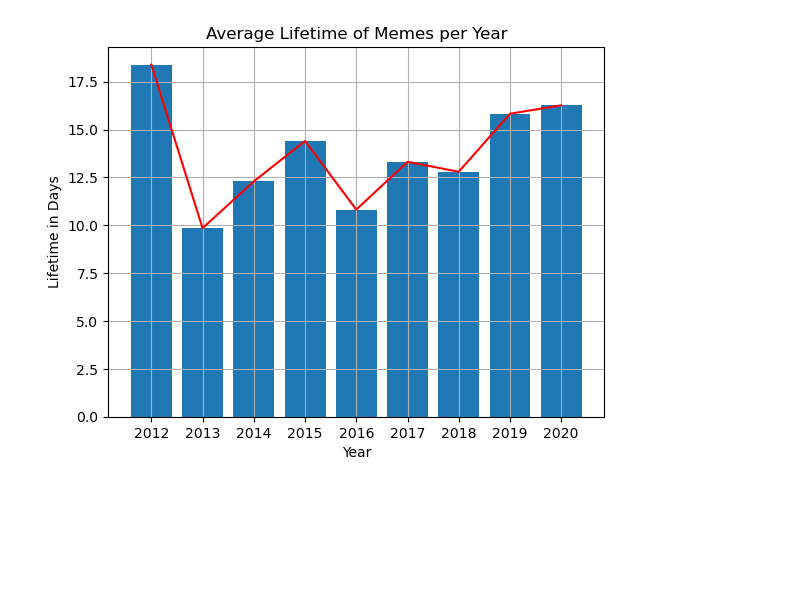
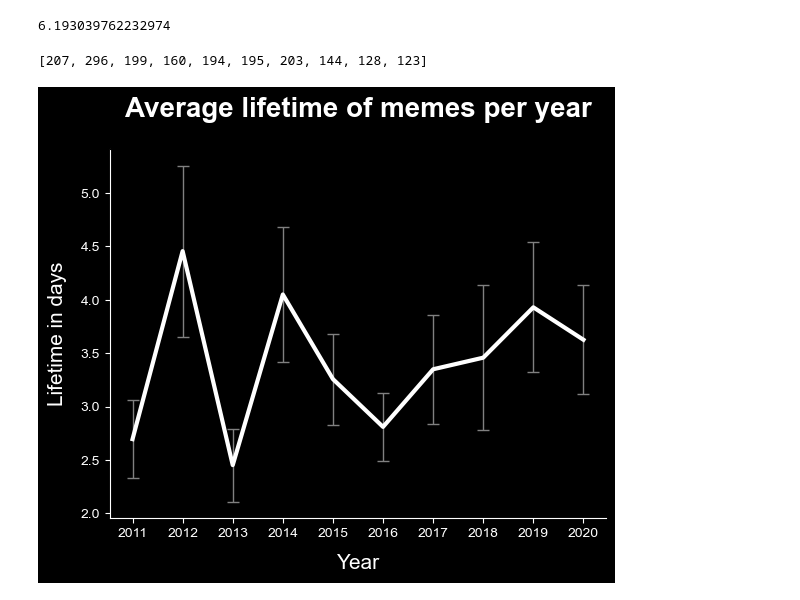
Before and after one commit to tpgkevin/memes, a Jupyter notebook: Memes_Data_Analysis.ipynb, the cells around one changed output. Drawn from its saved outputs; the diff is of its cells as text; code cells hidden in the pictures; blank space fills up the shorter version.

Commit message:
moved data to a folder and cleaned the code

```diff
--- a/Memes_Data_Analysis.ipynb
+++ b/Memes_Data_Analysis.ipynb
@@ -6,6 +6,8 @@ import time
 import csv
 import dateutil.relativedelta
 import matplotlib.pyplot as plt; plt.rcdefaults()
+plt.rcParams ['axes.facecolor'] = 'black'
+plt.rc('font', family='arial')
 from sklearn.linear_model import LinearRegression
 from scipy import stats
 import statsmodels.formula.api as sm
@@ -47,16 +39,0 @@ plt.show()
-# %%
-eList = []
-for x in range(2012,2021):
-    eList.append(df[df['year']==x]['Half_Life'].mean().total_seconds()/ datetime.timedelta(days=1).total_seconds())
-# %%
-fig = plt.figure()
-ax = plt.axes()
-ax.plot(eList, color = 'red')
-ax.bar(['2012','2013','2014','2015','2016','2017','2018','2019','2020'],eList)
-ax.grid()
-ax.set_ylabel('Lifetime in Days')
-ax.set_xlabel('Year')
-ax.set_title('Average Lifetime of Memes per Year')
-plt.show()
-# %% [output]
-[figure, removed]
@@ -63,3 +42,62 @@ plt.show()
+# %%
+temp[temp['year']==2019]['fHalf_Life']
+np.std(temp[temp['year']==2019]['fHalf_Life'], ddof=1) / np.sqrt(len(temp[temp['year']==2019]['fHalf_Life']))
+# %% [output]
+6.193039762232974
+# %%
+eList = []
+yerr = []
+size = []
+for x in range(2011,2021):
+    data = df[df['year']==x]['fHalf_Life']
+    eList.append(data.mean())
+    yerr.append(np.std(data, ddof=1) / np.sqrt(len(data)))
+    size.append(len(data))
+# %%
+size
+# %% [output]
+[207, 296, 199, 160, 194, 195, 203, 144, 128, 123]
+# %%
+fig, ax = plt.subplots()
+#l = ax.fill_between(x,eList, linewidth=5)
+ax.errorbar(x, eList,
+            yerr,
+            capsize=4,color = 'grey',linewidth =1,zorder=1)
+ax.plot(eList,linewidth=3,color='white',zorder=2)
+ax.set_ylabel('Lifetime in days',labelpad=10,color='white')
+ax.set_xlabel('Year',labelpad=10,color='white')
+ax.set_title('Average lifetime of memes per year',pad=23,color='white',size=20)
+
+xlab = ax.xaxis.get_label()
+ylab = ax.yaxis.get_label()
+ax.set_facecolor("black")
+fig.set_facecolor("black")
+#xlab.set_style('italic')
+xlab.set_size(15)
+#ylab.set_style('italic')
+ylab.set_size(15)
+ylab.set_size(15)
+# tweak the title
+ttl = ax.title
+ttl.set_weight('bold')
+
+#ax.grid('on')
+
+#l.set_facecolor("#A9A9A9")
+#l.set_alpha(.4)
+
+#ax.set_ylim(5,21)
+#ax.set_xlim(0-.3,len(x)-.9)
+
+#t = ax.set_yticks(np.arange(5,20,2.0))
+ax.spines['left'].set_color("white")
+ax.spines['bottom'].set_color("white")
+ax.tick_params(axis='x', colors='white')    #setting up X-axis tick color to red
+ax.tick_params(axis='y', colors='white')
+
+#pad = plt.text(0,23.5,'pad')
+# %% [output]
+[figure, added]
 # %%
 stats.ttest_ind(df[df['year']==2019]['fHalf_Life'], df[df['year']==2018]['fHalf_Life'])
 # %% [output]
```
Also changed, not shown: parts of 17 cells of this notebook, 24 other files.
